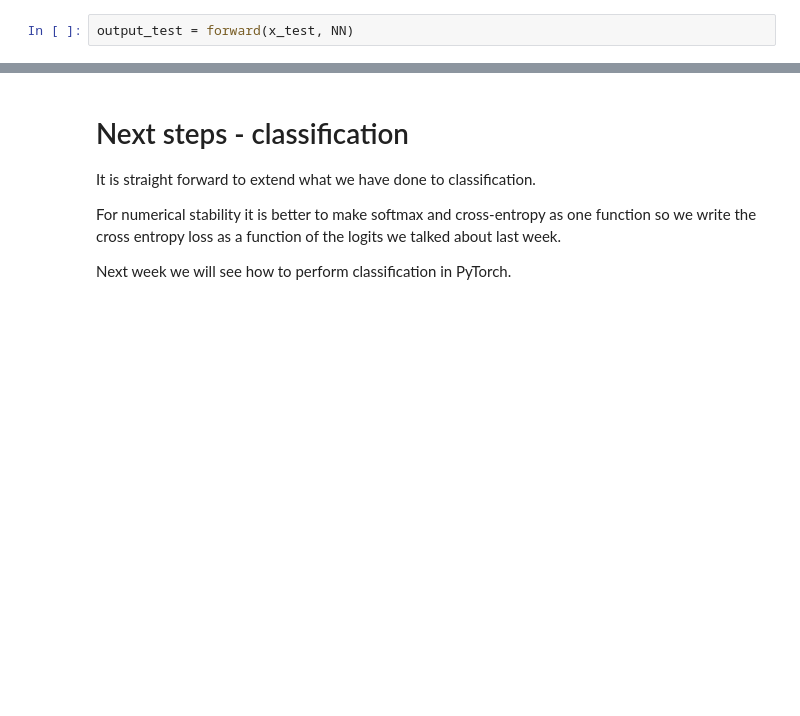
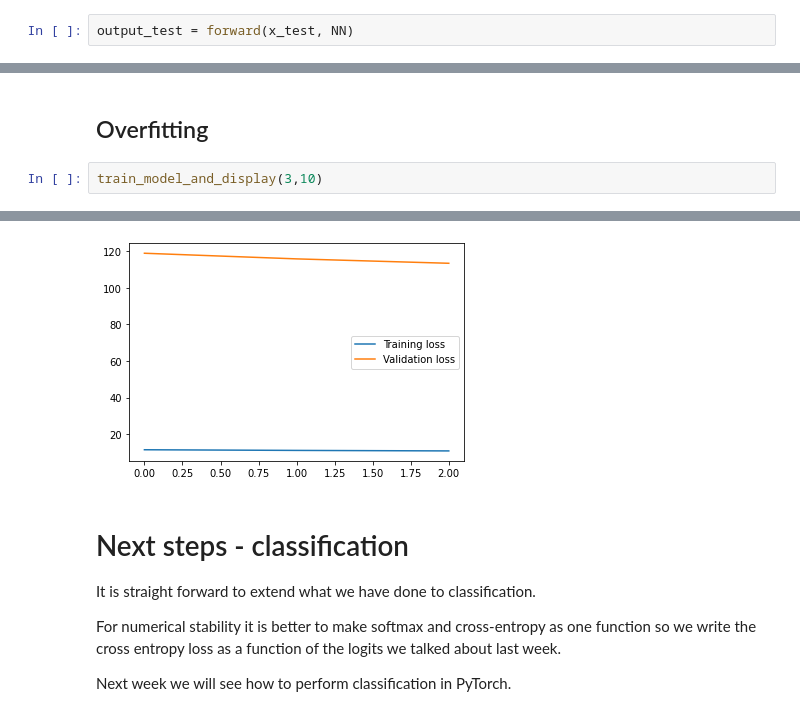
Before and after one commit to DrJupiter/02456-deep-learning-with-PyTorch, a Jupyter notebook: 2_Feedforward_Python/2.1-FNN-AutoDif-Nanograd.ipynb, the cells around one changed output, grey strips where cells are left out. Saved outputs shown, nothing was run; the diff lists cells and outputs as text; blank space fills up the shorter version.

```diff
--- a/2_Feedforward_Python/2.1-FNN-AutoDif-Nanograd.ipynb
+++ b/2_Feedforward_Python/2.1-FNN-AutoDif-Nanograd.ipynb
@@ -968,0 +1030,5 @@ Overfitting could be achieved by letting the number of epochs approach a very la
+# %% [markdown]
+## Overfitting
+# %%
+train_model_and_display(3,10)
+# %% [output]
@@ -969,3 +1036,4 @@ Overfitting could be achieved by letting the number of epochs approach a very la
+[figure, added]
 # %% [markdown]
 # Next steps - classification
 
```
Also changed, not shown: parts of 16 cells of this notebook.
